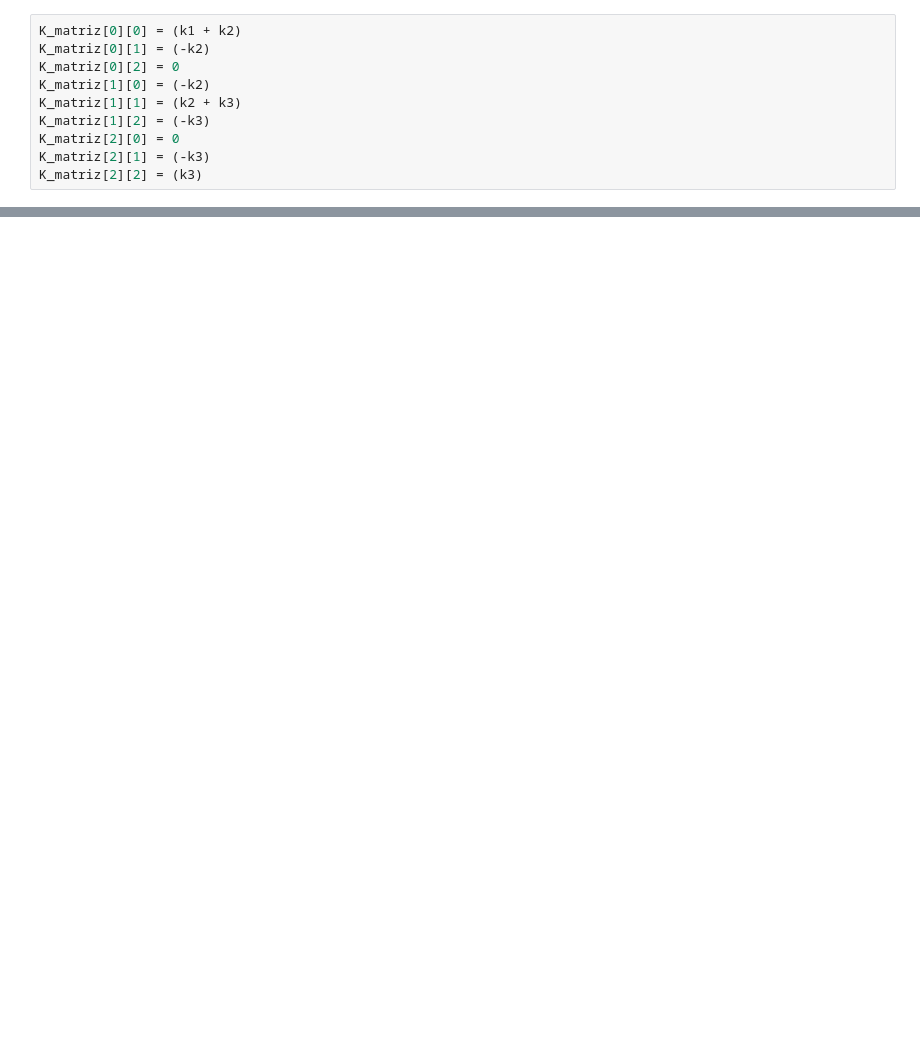
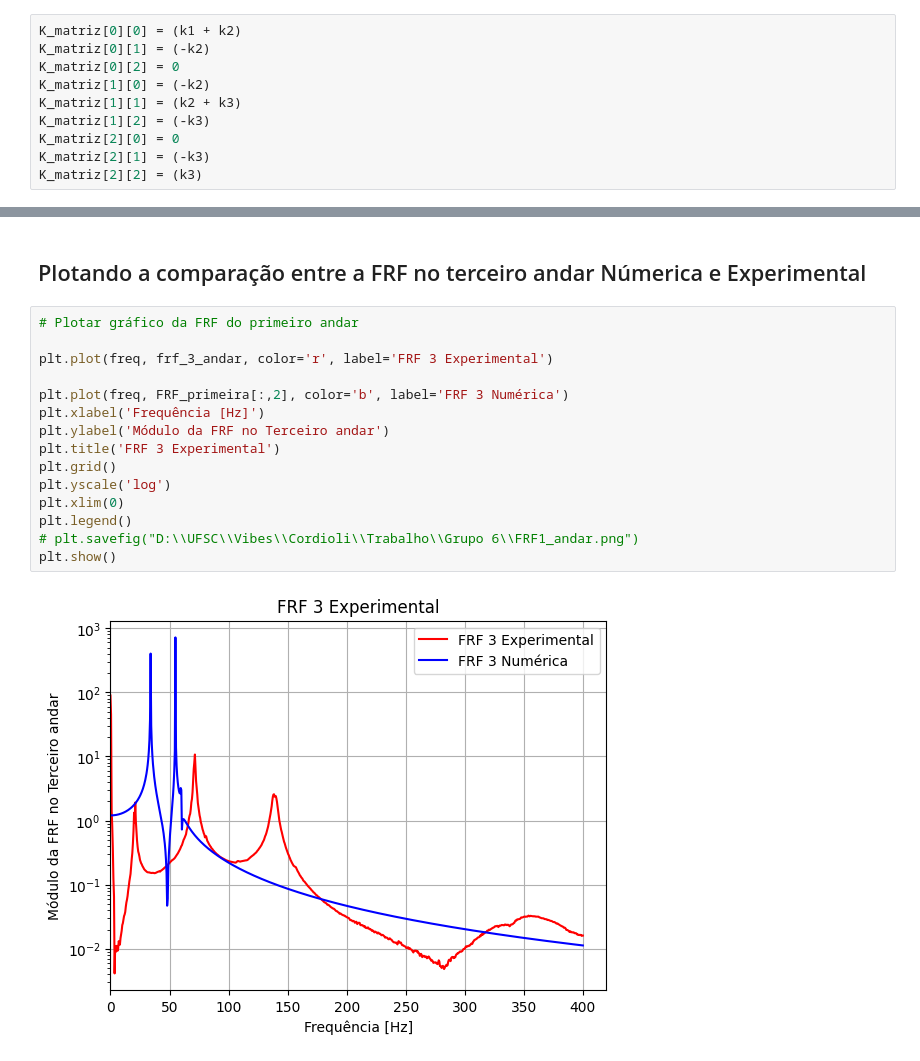
Before and after one commit to Daniel-Sottovia/Grupo-6, a Jupyter notebook: notebook.ipynb, the cells around one changed output, grey strips where cells are left out. Cells and saved outputs as stored; diff of their text form; blank space fills up the shorter version.

```diff
--- a/notebook.ipynb
+++ b/notebook.ipynb
@@ -975,0 +1175,19 @@ array([[ 5., -2.,  0.],
+# %% [markdown]
+## Plotando a comparação entre a FRF no terceiro andar Númerica e Experimental
+# %%
+# Plotar gráfico da FRF do primeiro andar
+
+plt.plot(freq, frf_3_andar, color='r', label='FRF 3 Experimental')
+
+plt.plot(freq, FRF_primeira[:,2], color='b', label='FRF 3 Numérica')
+plt.xlabel('Frequência [Hz]')
+plt.ylabel('Módulo da FRF no Terceiro andar')
+plt.title('FRF 3 Experimental')
+plt.grid()
+plt.yscale('log')
+plt.xlim(0)
+plt.legend()
+# plt.savefig("D:\\UFSC\\Vibes\\Cordioli\\Trabalho\\Grupo 6\\FRF1_andar.png")
+plt.show()
+# %% [output]
+[figure, added]
```
Also changed, not shown: parts of 27 cells of this notebook, 3 other files.
